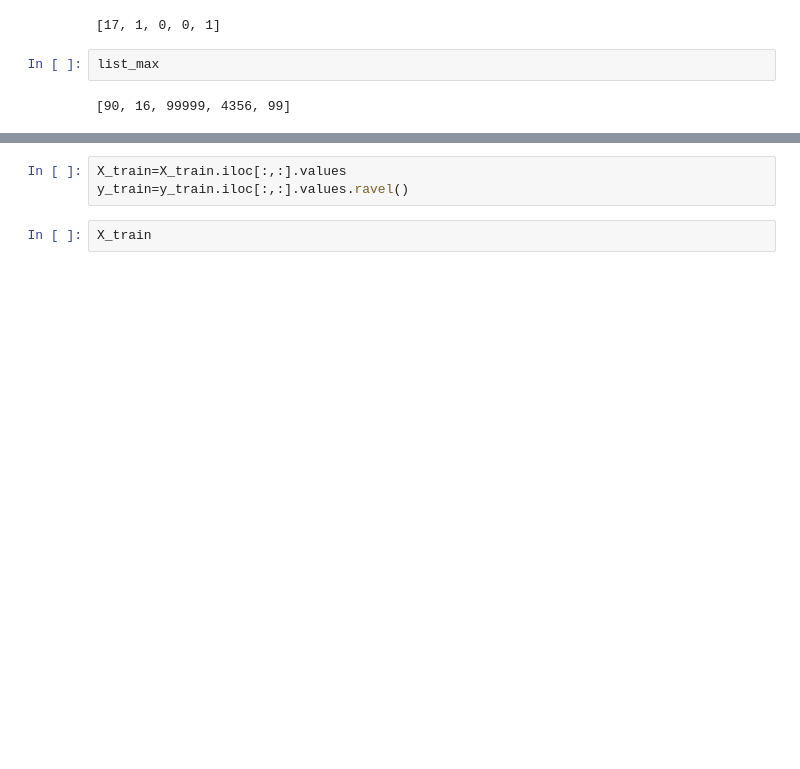
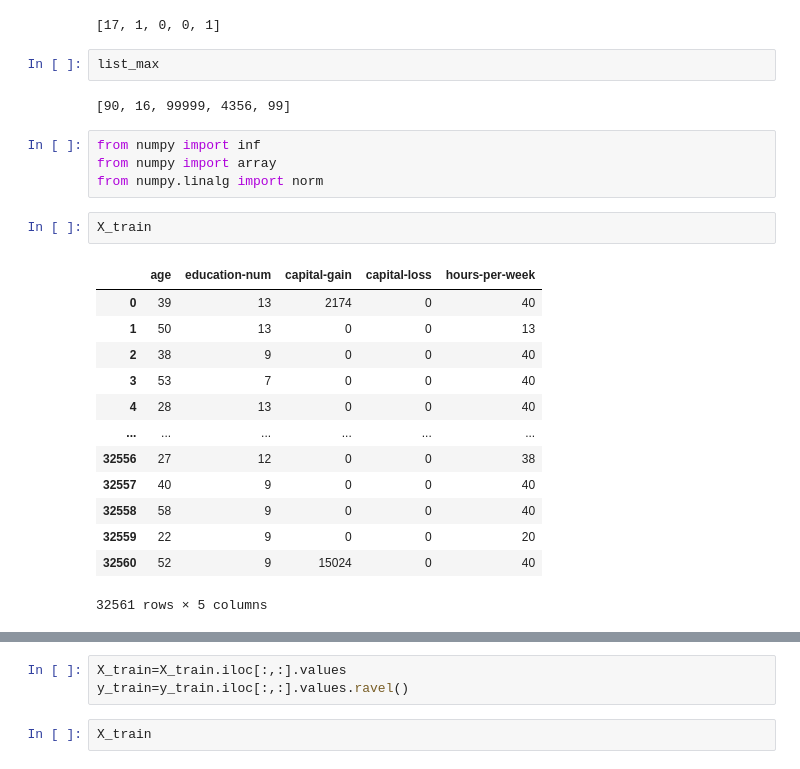
Before and after one commit to ANUPAMA0221/DifferentialPrivacy, a Jupyter notebook: practice/pipeline.ipynb, the cells around one changed output, grey strips where cells are left out. Drawn from its saved outputs; the diff is of its cells as text; blank space fills up the shorter version.

```diff
--- a/practice/pipeline.ipynb
+++ b/practice/pipeline.ipynb
@@ -57,3 +57,23 @@ list_min
 list_max
 # %% [output]
 [90, 16, 99999, 4356, 99]
+# %%
+from numpy import inf
+from numpy import array
+from numpy.linalg import norm
+# %%
+X_train
+# %% [output]
+|  | age | education-num | capital-gain | capital-loss | hours-per-week |
+| 0 | 39 | 13 | 2174 | 0 | 40 |
+| 1 | 50 | 13 | 0 | 0 | 13 |
+| 2 | 38 | 9 | 0 | 0 | 40 |
+| 3 | 53 | 7 | 0 | 0 | 40 |
+| 4 | 28 | 13 | 0 | 0 | 40 |
+| ... | ... | ... | ... | ... | ... |
+| 32556 | 27 | 12 | 0 | 0 | 38 |
+| 32557 | 40 | 9 | 0 | 0 | 40 |
+| 32558 | 58 | 9 | 0 | 0 | 40 |
+| 32559 | 22 | 9 | 0 | 0 | 20 |
+| 32560 | 52 | 9 | 15024 | 0 | 40 |
+32561 rows × 5 columns
```
Also changed, not shown: parts of 2 cells of this notebook, 1 other file.
